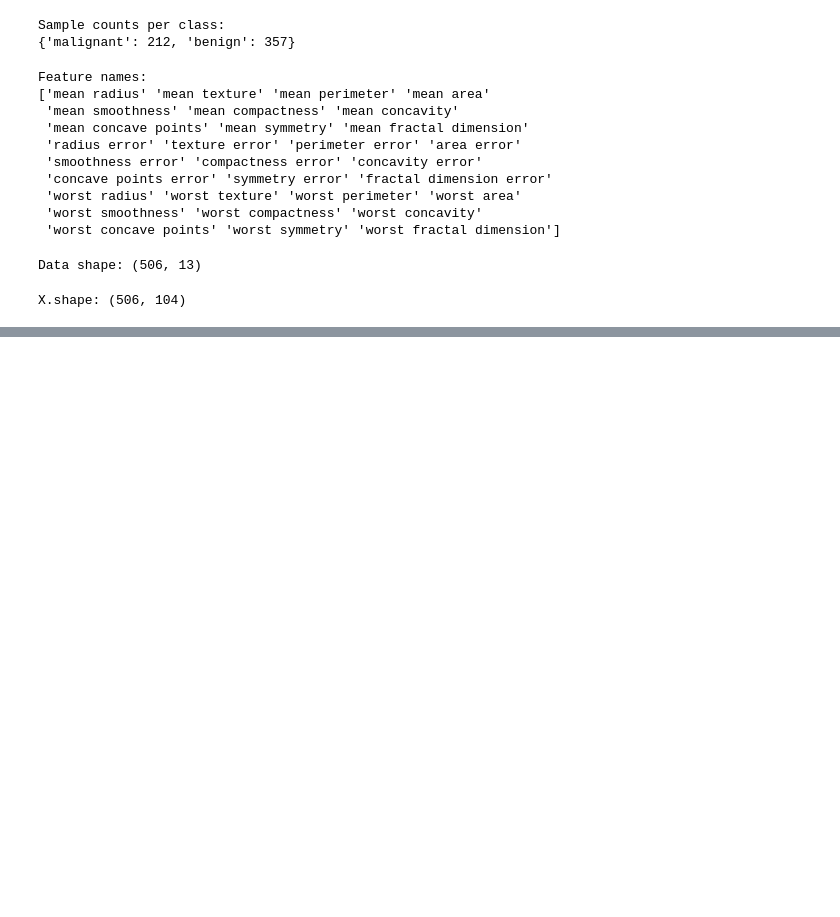
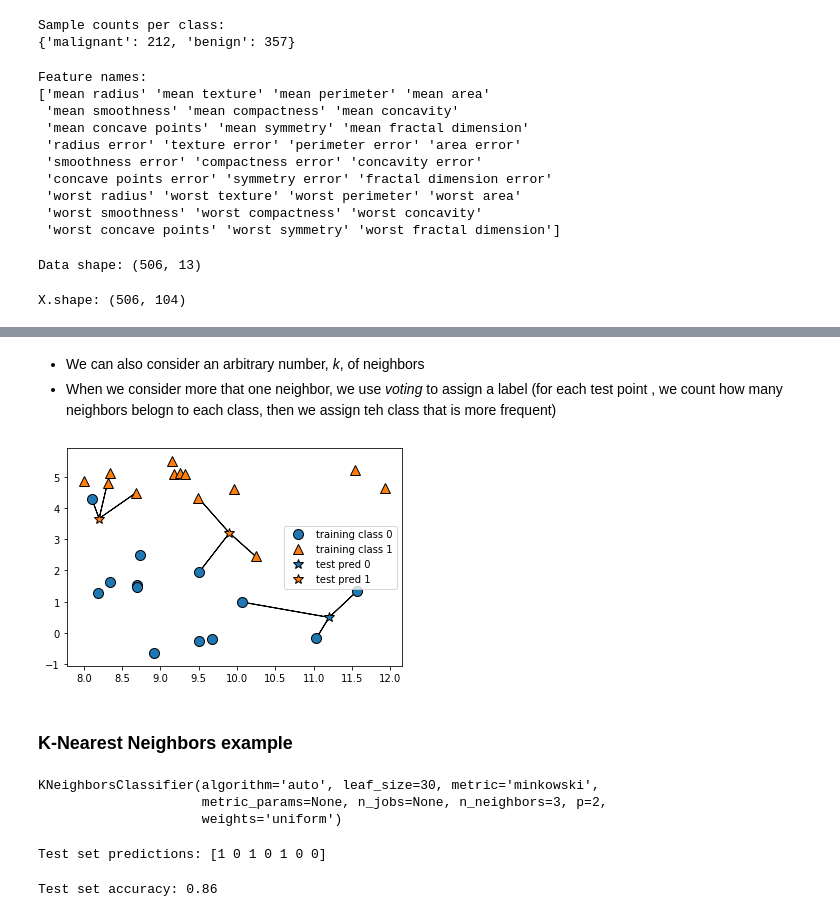
Before and after one commit to omarmorales/supervised_learning, a Jupyter notebook: Supervised_Learning.ipynb, the cells around one changed output, grey strips where cells are left out. Saved outputs shown, nothing was run; the diff lists cells and outputs as text; code cells hidden in the pictures; blank space fills up the shorter version.

```diff
--- a/Supervised_Learning.ipynb
+++ b/Supervised_Learning.ipynb
@@ -125,0 +138,9 @@ X.shape: (506, 104)
+# %% [markdown]
+- We can also consider an arbitrary number, *k*, of neighbors
+- When we consider more that one neighbor, we use *voting* to assign a label (for each test point , we count how many neighbors belogn to each class, then we assign teh class that is more frequent)
+# %%
+mglearn.plots.plot_knn_classification(n_neighbors=3)
+# %% [output]
+[figure, added]
+# %% [markdown]
+### K-Nearest Neighbors example
@@ -125,0 +157,17 @@ X.shape: (506, 104)
+# %%
+#step 3: fit the classifier using the traing set (store the datset so we can computre neighbors during prediction)
+clf.fit(X_train, y_train)
+# %% [output]
+KNeighborsClassifier(algorithm='auto', leaf_size=30, metric='minkowski',
+                     metric_params=None, n_jobs=None, n_neighbors=3, p=2,
+                     weights='uniform')
+# %%
+#step 4: test predictions on the test data using the predict method
+print("Test set predictions: {}".format(clf.predict(X_test)))
+# %% [output]
+Test set predictions: [1 0 1 0 1 0 0]
+# %%
+# step 5: evaluate how well our model generalizes using the score method with the test data together with the test labels
+print("Test set accuracy: {:.2f}".format(clf.score(X_test, y_test)))
+# %% [output]
+Test set accuracy: 0.86
```
Also changed, not shown: parts of 9 cells of this notebook.
